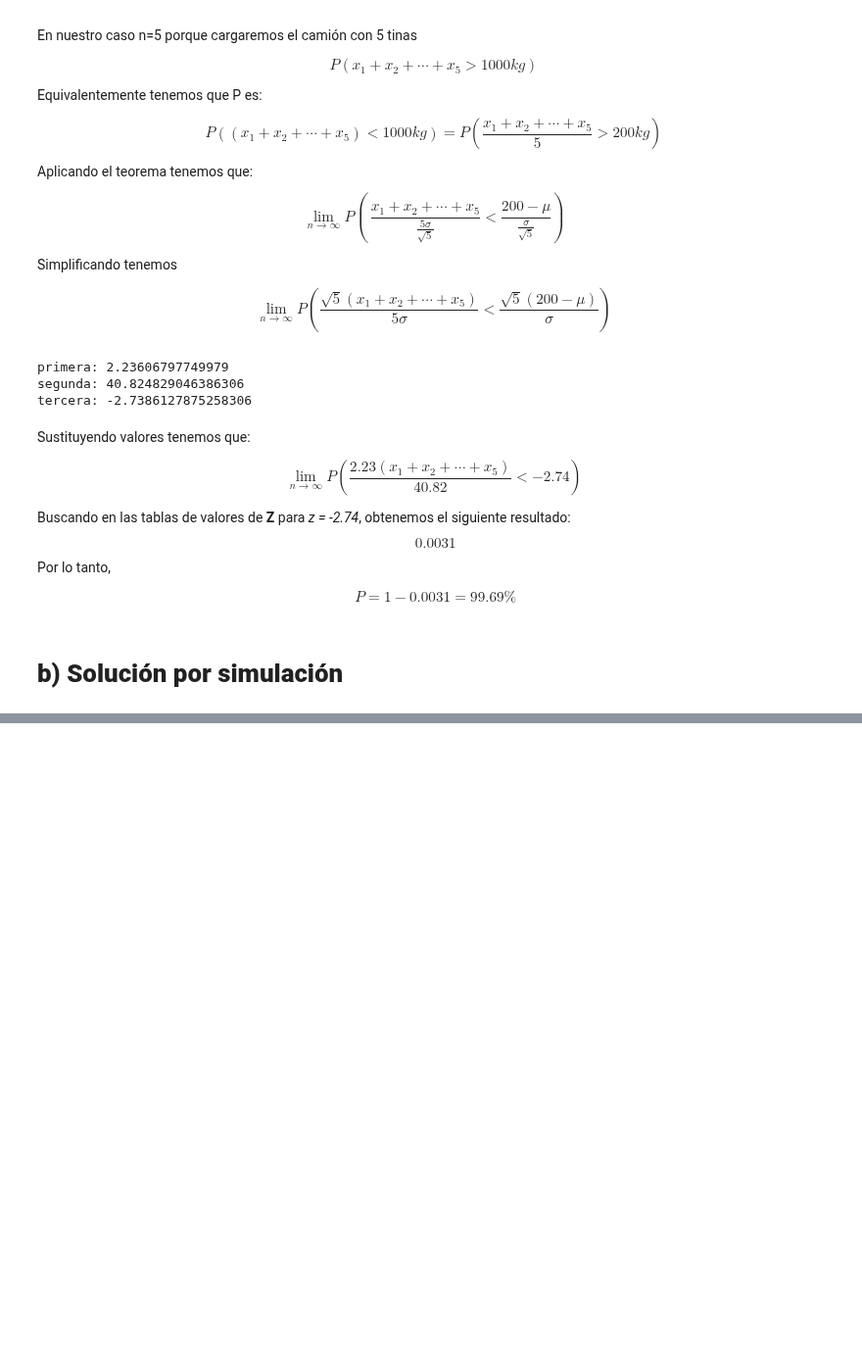
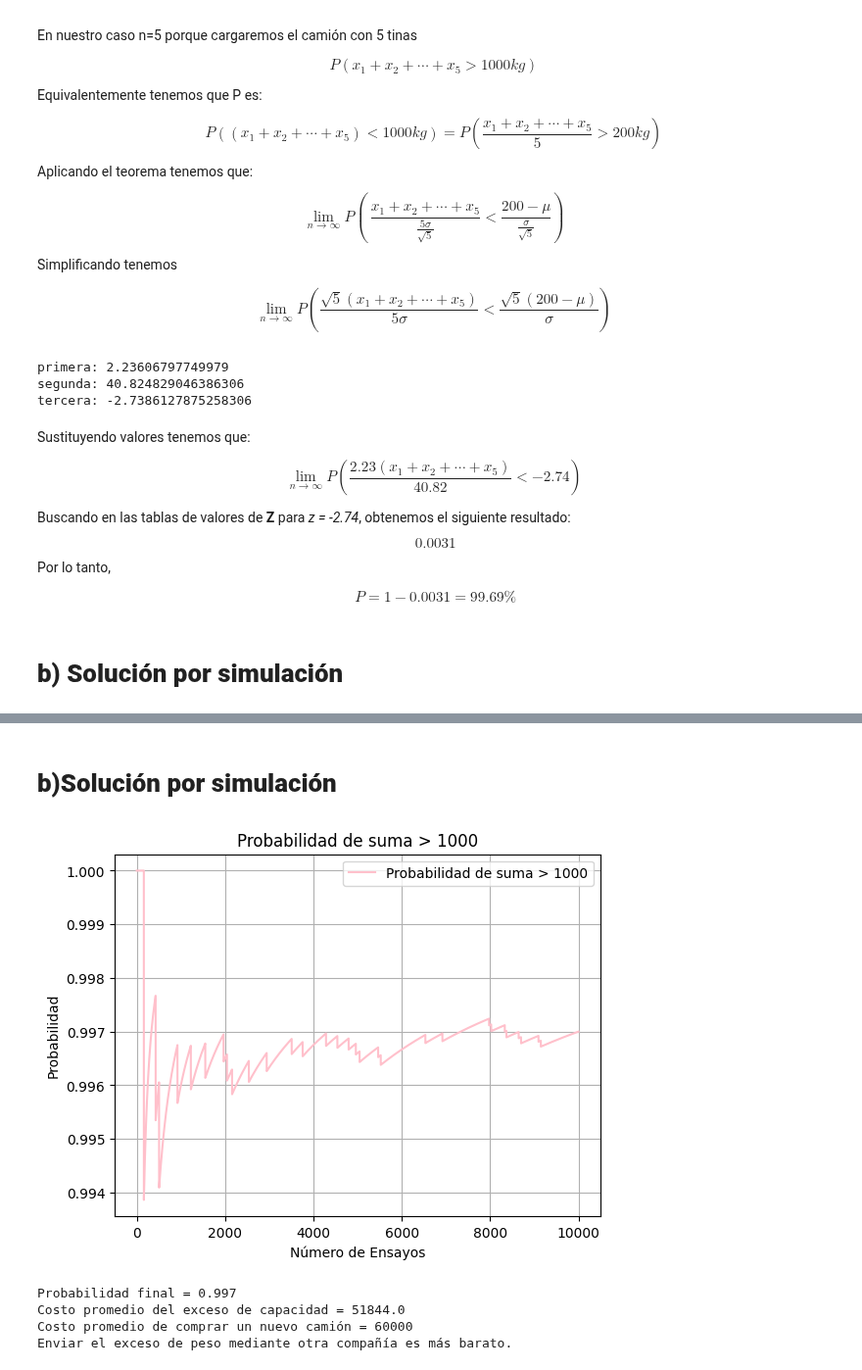
Before and after one commit to 0DianaHernandez/Simulaci-n-I, a Jupyter notebook: Camion_de_Transporte_.ipynb, the cells around one changed output, grey strips where cells are left out. Shown at 98% size. Drawn from its saved outputs; the diff is of its cells as text; code cells hidden in the pictures; blank space fills up the shorter version.

```diff
--- a/Camion_de_Transporte_.ipynb
+++ b/Camion_de_Transporte_.ipynb
@@ -177,0 +233,67 @@ nuevo camión es de $60,000. Si se trabaja 5 días a la semana y 52 semanas al a
+# %% [markdown]
+# **b)Solución por simulación**
+# %%
+import random
+import numpy as np
+import matplotlib.pyplot as plt
+import math
+
+# Parámetros de la distribución triangular
+a = 190.0
+b = 230.0
+c = 210.0
+numero_de_ensayos = 10000
+
+# Datos adicionales
+dias_trabajo_anual = 260
+probabilidad_exceso = 0.9966
+costo_exceso = 200
+costo_camion = 60000
+
+# Simulación
+contador = 0
+costo_total_exceso = 0
+costo_total_camion = 0
+
+probabilidades = []
+costos_exceso = []
+
+
+for ensayo in range(numero_de_ensayos):
+    suma_variables = sum(random.triangular(a, c, b) for _ in range(5))
+
+    if suma_variables > 1000:
+        contador += 1
+        costo_total_exceso += costo_exceso * dias_trabajo_anual
+
+    probabilidad_actual = contador / (ensayo + 1)
+    probabilidades.append(probabilidad_actual)
+
+    costo_promedio_exceso = costo_total_exceso / (ensayo + 1)
+    costos_exceso.append(costo_promedio_exceso)
+
+# Costo promedio de adquirir un nuevo camión
+costo_promedio_camion = costo_camion
+# Graficar probabilidades
+plt.plot(probabilidades, color='pink', label='Probabilidad de suma > 1000')
+plt.xlabel('Número de Ensayos')
+plt.ylabel('Probabilidad')
+plt.title('Probabilidad de suma > 1000')
+plt.grid(True)
+plt.legend()
+plt.show()
+
+print("Probabilidad final =", probabilidades[-1])
+print("Costo promedio del exceso de capacidad =", costos_exceso[-1])
+print("Costo promedio de comprar un nuevo camión =", costo_promedio_camion)
+# Conclusión
+if costo_promedio_exceso < costo_promedio_camion:
+    print("Enviar el exceso de peso mediante otra compañía es más barato.")
+else:
+    print("Comprar una nueva unidad de carga es más barato.")
+# %% [output]
+[figure, added]
+Probabilidad final = 0.997
+Costo promedio del exceso de capacidad = 51844.0
+Costo promedio de comprar un nuevo camión = 60000
+Enviar el exceso de peso mediante otra compañía es más barato.
```
Also changed, not shown: parts of 4 cells of this notebook.
